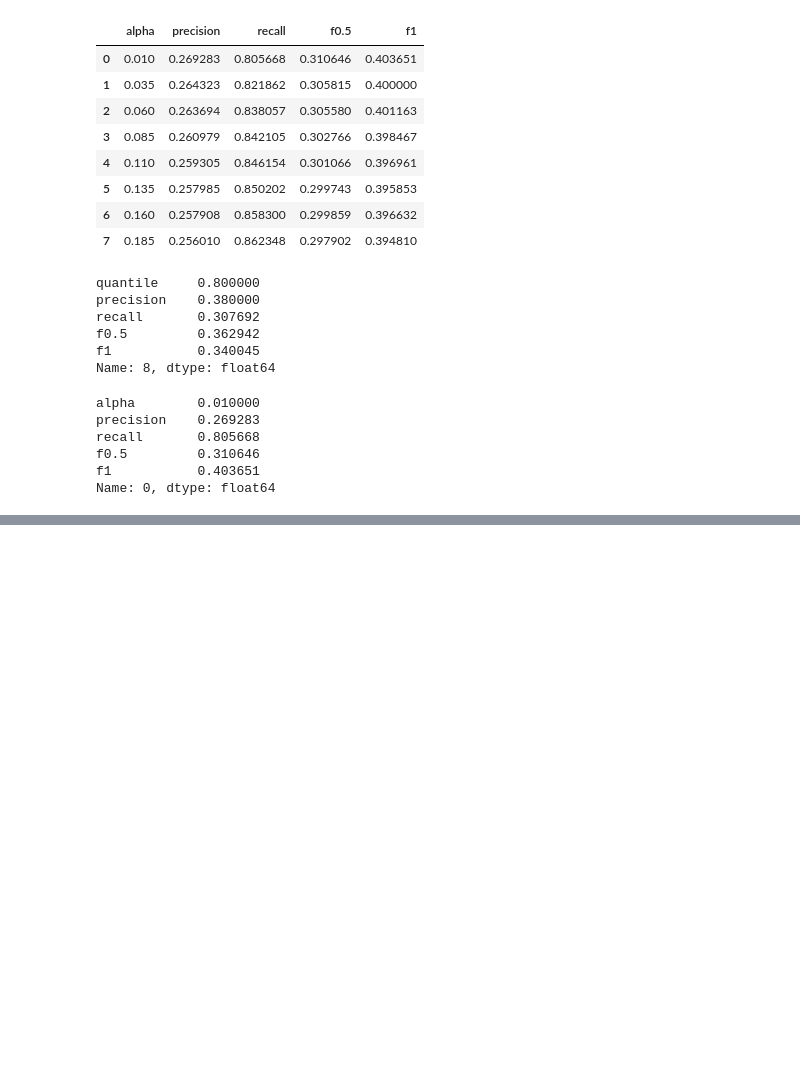
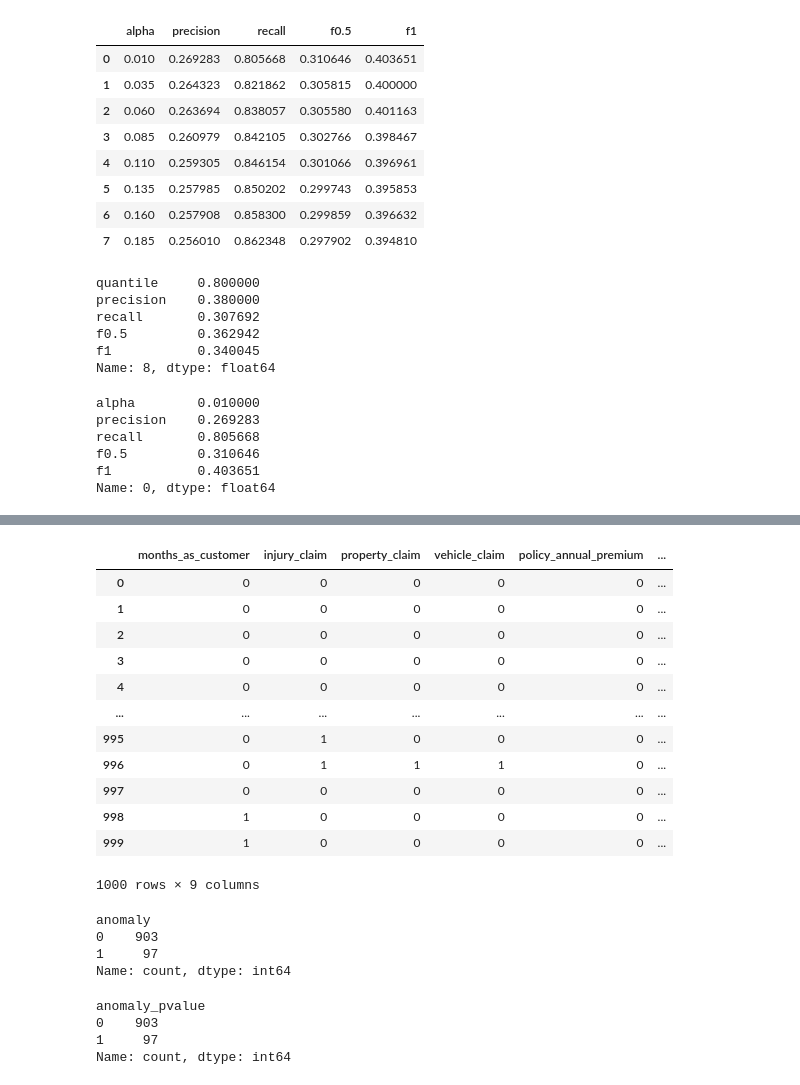
Before and after one commit to inkkuli/fraud_Insurance, a Jupyter notebook: fraud.ipynb, the cells around one changed output, grey strips where cells are left out. Cells and saved outputs as stored; diff of their text form; code cells hidden in the pictures; blank space fills up the shorter version.

```diff
--- a/fraud.ipynb
+++ b/fraud.ipynb
@@ -1135,0 +1271,31 @@ Name: 0, dtype: float64
+# %%
+result_df = add_pvalue_to_result(result_df, alpha=0.01)
+result_df
+# %% [output]
+|  | months_as_customer | injury_claim | property_claim | vehicle_claim | policy_annual_premium | ... |
+| 0 | 0 | 0 | 0 | 0 | 0 | ... |
+| 1 | 0 | 0 | 0 | 0 | 0 | ... |
+| 2 | 0 | 0 | 0 | 0 | 0 | ... |
+| 3 | 0 | 0 | 0 | 0 | 0 | ... |
+| 4 | 0 | 0 | 0 | 0 | 0 | ... |
+| ... | ... | ... | ... | ... | ... | ... |
+| 995 | 0 | 1 | 0 | 0 | 0 | ... |
+| 996 | 0 | 1 | 1 | 1 | 0 | ... |
+| 997 | 0 | 0 | 0 | 0 | 0 | ... |
+| 998 | 1 | 0 | 0 | 0 | 0 | ... |
+| 999 | 1 | 0 | 0 | 0 | 0 | ... |
+1000 rows × 9 columns
+# %%
+result_df['anomaly'].value_counts()
+# %% [output]
+anomaly
+0    903
+1     97
+Name: count, dtype: int64
+# %%
+result_df['anomaly_pvalue'].value_counts()
+# %% [output]
+anomaly_pvalue
+0    903
+1     97
+Name: count, dtype: int64
```
Also changed, not shown: parts of 13 cells of this notebook.
